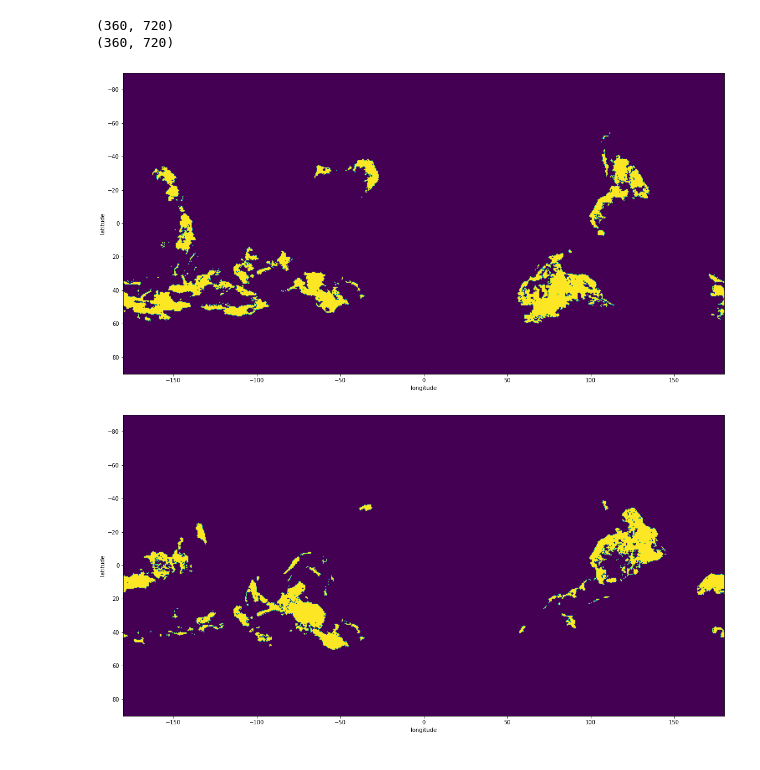
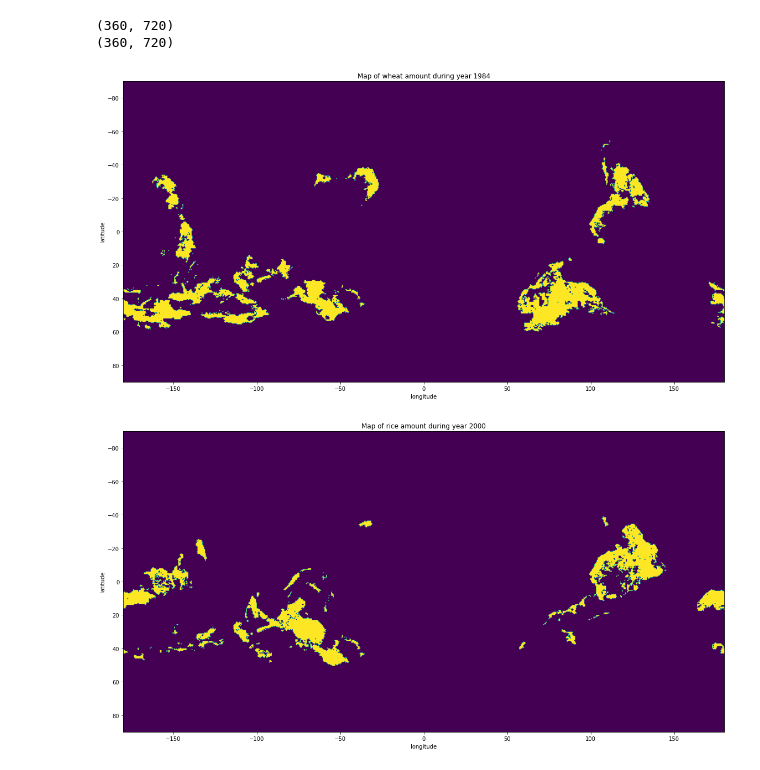
Before and after one commit to pprablanc/crops-cereal-analysis, a Jupyter notebook: analyses.ipynb, the cells around one changed output. Cells and saved outputs as stored; diff of their text form; code cells hidden in the pictures.

```diff
--- a/analyses.ipynb
+++ b/analyses.ipynb
@@ -20,18 +94,21 @@ df = pd.DataFrame(full_dataset)
 # %%
 import matplotlib.pyplot as plt
 
-def plot_var(ds):
-    coordinate = ds['var'][:]
+def plot_var(df, cereal, time):
+
+    x = df[(df['cereal'] == cereal) & (df['time'] == time)]['nc'].iat[0]
+    coordinate = x['var'][:]
     print(coordinate.data.shape)
     plt.figure(figsize=(20,10))
     plt.imshow(coordinate.data, extent=[-180, 180, 90, -90])
     plt.xlabel('longitude')
     plt.ylabel('latitude')
+    plt.title(f'Map of {cereal} amount during year {time}')
 
-plot_var(df[(df['cereal'] == 'wheat') & (df['time'] == 1984)]['nc'].iat[0])
-plot_var(df[(df['cereal'] == 'rice') & (df['time'] == 2000)]['nc'].iat[0])
+plot_var(df, cereal='wheat', time=1984)
+plot_var(df, cereal='rice', time=2000)
 # %% [output]
 (360, 720)
 (360, 720)
-[figure, old version]
+[figure, new version]
-[figure, old version]
+[figure, new version]
```
Also changed, not shown: parts of 2 cells of this notebook.
